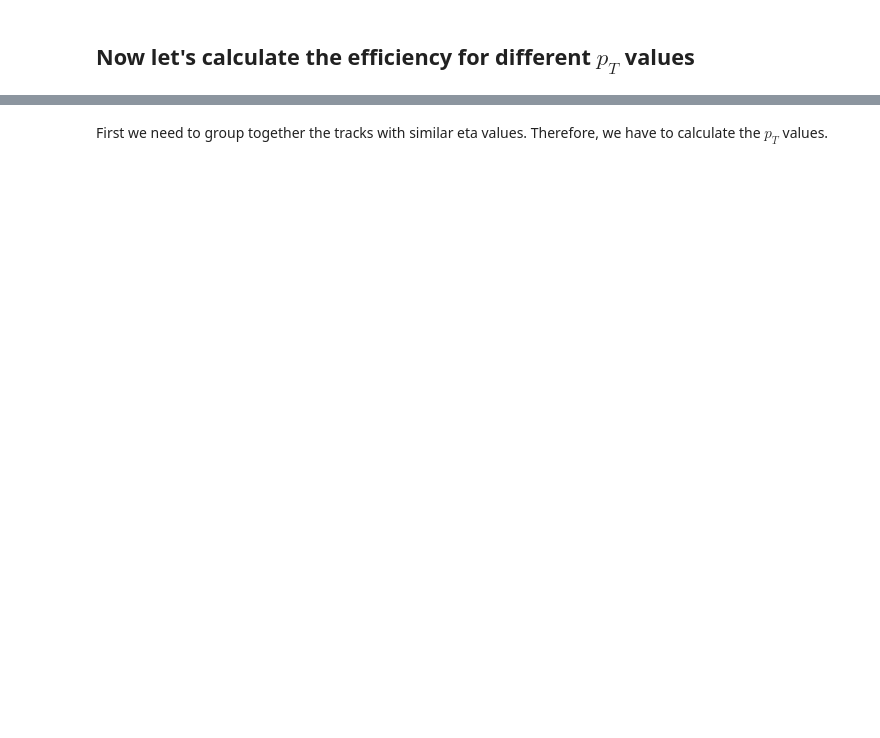
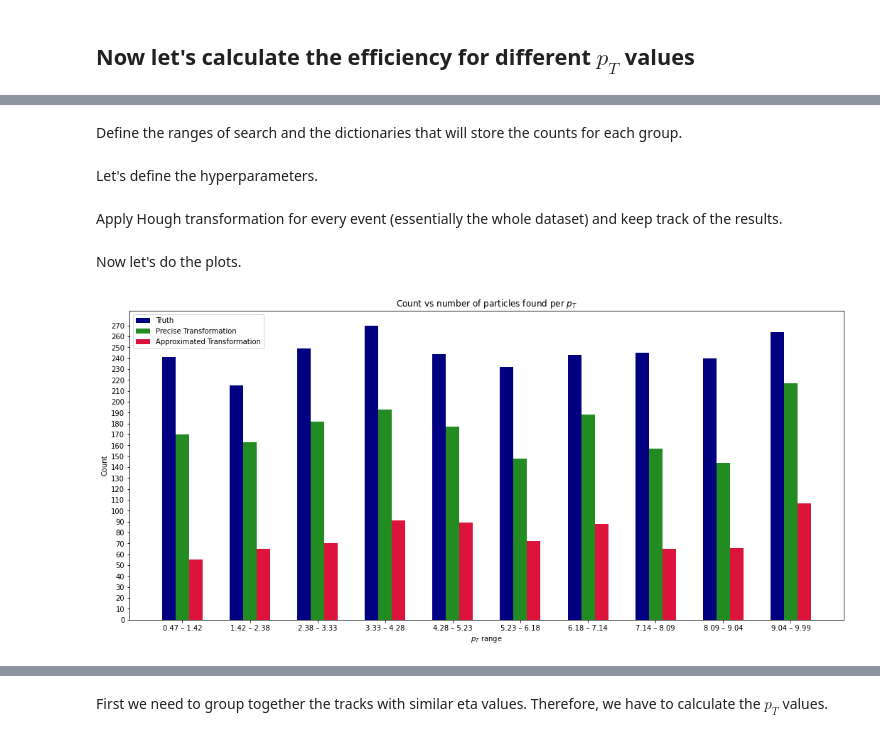
Before and after one commit to asalzburger/sms2021-tra-tra, a Jupyter notebook: src/notebooks/issue5/Helical Hough Transform v2.ipynb, the cells around one changed output, grey strips where cells are left out. Cells and saved outputs as stored; diff of their text form; code cells hidden in the pictures; blank space fills up the shorter version.

```diff
--- a/src/notebooks/issue5/Helical Hough Transform v2.ipynb
+++ b/src/notebooks/issue5/Helical Hough Transform v2.ipynb
@@ -347,0 +478,2 @@ plt.show()
+# %% [markdown]
+Define the ranges of search and the dictionaries that will store the counts for each group.
@@ -347,0 +494,20 @@ plt.show()
+# %%
+# count particles found
+pt_counts = {pt_range: 0 for pt_range in pt_keys}
+eta_counts = {eta_range: 0 for eta_range in eta_keys}
+
+precise_pt_counts = {pt_range: 0 for pt_range in pt_keys}
+precise_eta_counts = {eta_range: 0 for eta_range in eta_keys}
+
+approx_pt_counts = {pt_range: 0 for pt_range in pt_keys}
+approx_eta_counts = {eta_range: 0 for eta_range in eta_keys}
+# %% [markdown]
+Let's define the hyperparameters.
+# %%
+bin_size = (0.005, 0.05)
+width_limits = (0, np.pi)
+height_limits = (-500, 1000)
+limits = (width_limits, height_limits)
+hyperparams = {'minimum-hits-per-bin': 10}
+# %% [markdown]
+Apply Hough transformation for every event (essentially the whole dataset) and keep track of the results.
@@ -347,0 +559,28 @@ plt.show()
+# %% [markdown]
+Now let's do the plots.
+# %%
+# plot count vs p_T
+fig, ax = plt.subplots(figsize=(18, 8))
+
+xticks_r = np.arange(0, len(pt_counts.keys()))
+count_max = max(pt_counts.values())
+bar_width = 0.2
+
+ax.bar(xticks_r - bar_width, list(pt_counts.values()), color='navy', label='Truth',
+       width=bar_width)
+ax.bar(xticks_r, list(precise_pt_counts.values()), color='forestgreen',
+       label='Precise Transformation', width=bar_width)
+ax.bar(xticks_r + bar_width, list(approx_pt_counts.values()), color='crimson',
+       label='Approximated Transformation', width=bar_width)
+
+ax.set_xlabel('$p_T$ range')
+ax.set_xticks(xticks_r)
+ax.set_xticklabels(list(pt_counts.keys()))
+ax.set_ylabel('Count')
+ax.set_yticks(np.arange(0, count_max + 1, 10))
+ax.set_title('Count vs number of particles found per $p_T$')
+ax.legend()
+
+plt.show()
+# %% [output]
+[figure, added]
```
Also changed, not shown: parts of 41 cells of this notebook, 14 other files.
